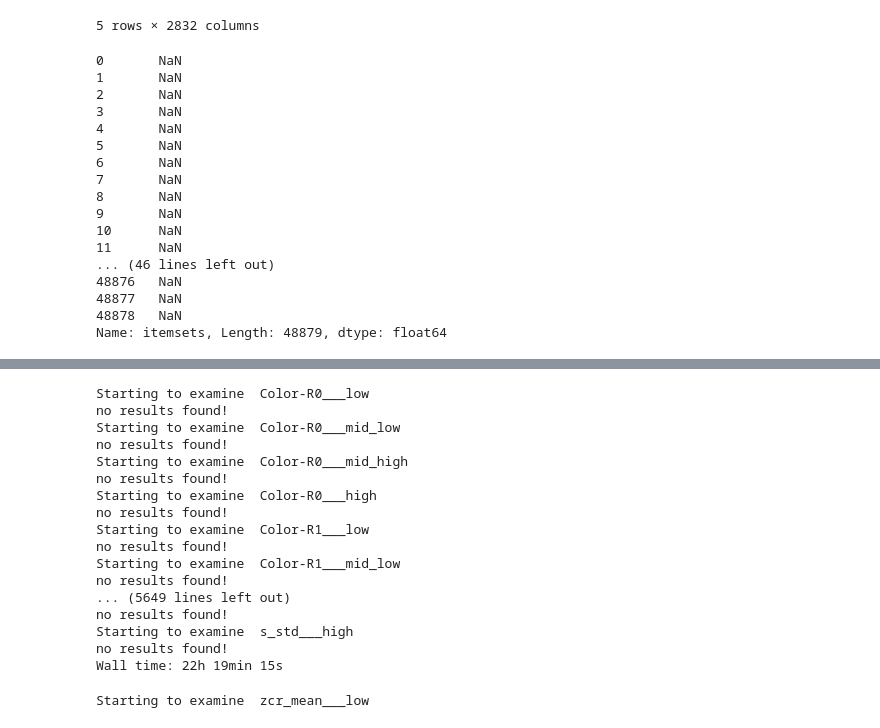
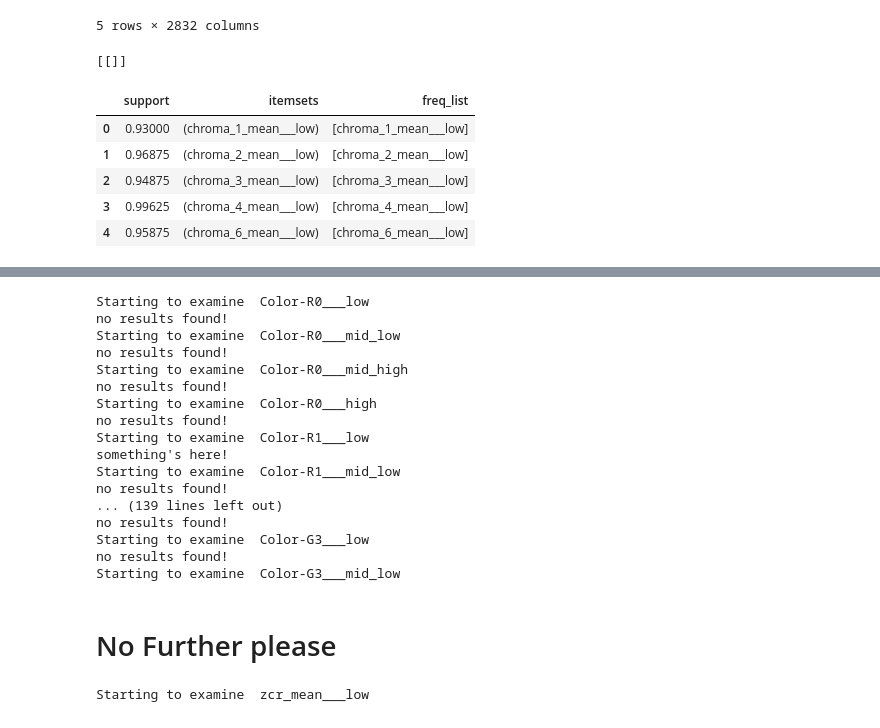
Before and after one commit to iloum/eNNio, a Jupyter notebook: Experiments/Frequent itemset.ipynb, the cells around one changed output, grey strips where cells are left out. Saved outputs shown, nothing was run; the diff lists cells and outputs as text; code cells hidden in the pictures.

```diff
--- a/Experiments/Frequent itemset.ipynb
+++ b/Experiments/Frequent itemset.ipynb
@@ -95,33 +89,29 @@ video_1h.head()
 | 408774c62bb613bf5b570881ac010d6c | 1 | 0 | 0 | 0 | 0 | ... |
 5 rows × 2832 columns
 # %%
-col = video_1h.columns[0]
+t_results = []
+col = video_1h.columns[1]
 tester_df = pd.DataFrame(index=audio_1h.index)
 tester_df = audio_1h.join(video_1h[col])
 frequent_itemsets = apriori(tester_df, min_support=0.90, use_colnames=True)
-
+frequent_itemsets['freq_list'] = [list(i) for i in frequent_itemsets['itemsets']]
+results = [itemset for itemset in frequent_itemsets['freq_list'] if col in itemset]
+t_results.append(results)
 #f_rules = association_rules(frequent_itemsets, metric="lift", min_threshold=2)
 #print(f_rules)
-# %%
-frequent_itemsets['itemsets'].str.contains('chroma')
-# %% [output]
-0       NaN
-1       NaN
-2       NaN
-3       NaN
-4       NaN
-5       NaN
-6       NaN
-7       NaN
-8       NaN
-9       NaN
-10      NaN
-11      NaN
-... (46 lines left out)
-48876   NaN
-48877   NaN
-48878   NaN
-Name: itemsets, Length: 48879, dtype: float64
+# %%
+t_results
+# %% [output]
+[[]]
+# %%
+frequent_itemsets.head()
+# %% [output]
+|  | support | itemsets | freq_list |
+| 0 | 0.93000 | (chroma_1_mean___low) | [chroma_1_mean___low] |
+| 1 | 0.96875 | (chroma_2_mean___low) | [chroma_2_mean___low] |
+| 2 | 0.94875 | (chroma_3_mean___low) | [chroma_3_mean___low] |
+| 3 | 0.99625 | (chroma_4_mean___low) | [chroma_4_mean___low] |
+| 4 | 0.95875 | (chroma_6_mean___low) | [chroma_6_mean___low] |
 # %%
 tester_df.head()
 # %% [output]
@@ -137,18 +125,18 @@ frequent_itemsets.loc[frequent_itemsets['itemsets'].str.contains(col).notna()]
 # %%
 %%time
-#rules = pd.DataFrame()
+t_results = []
 for col in video_1h.columns:
     print('Starting to examine ', col)
     tester_df = pd.DataFrame(index=audio_1h.index)
     tester_df = audio_1h.join(video_1h[col])
     frequent_itemsets = apriori(tester_df, min_support=0.85, use_colnames=True)
-    results = len(frequent_itemsets.loc[frequent_itemsets['itemsets'].str.contains(col).notna()])
-    if results > 0:
-        print(frequent_itemsets.loc[frequent_itemsets['itemsets'].str.contains(col).notna()])
-        break
+    frequent_itemsets['freq_list'] = [list(i) for i in frequent_itemsets['itemsets']]
+    results = [itemset for itemset in frequent_itemsets['freq_list'] if col in itemset]
+    t_results.append(results)
+    if len(results) > 0:
+        print('something\'s here!')
     else:
         print('no results found!')
-        continue
     #f_rules = association_rules(frequent_itemsets, metric="lift", min_threshold=2)
     #print(f_rules)
 # %% [output]
@@ -161,14 +149,16 @@ no results found!
 Starting to examine  Color-R0___high
 no results found!
 Starting to examine  Color-R1___low
-no results found!
+something's here!
 Starting to examine  Color-R1___mid_low
 no results found!
-... (5649 lines left out)
+... (139 lines left out)
 no results found!
-Starting to examine  s_std___high
+Starting to examine  Color-G3___low
 no results found!
-Wall time: 22h 19min 15s
+Starting to examine  Color-G3___mid_low
+# %% [markdown]
+# No Further please
 # %%
 col = 'zcr_mean___low'
 
```
Also changed, not shown: parts of 2 cells of this notebook.
